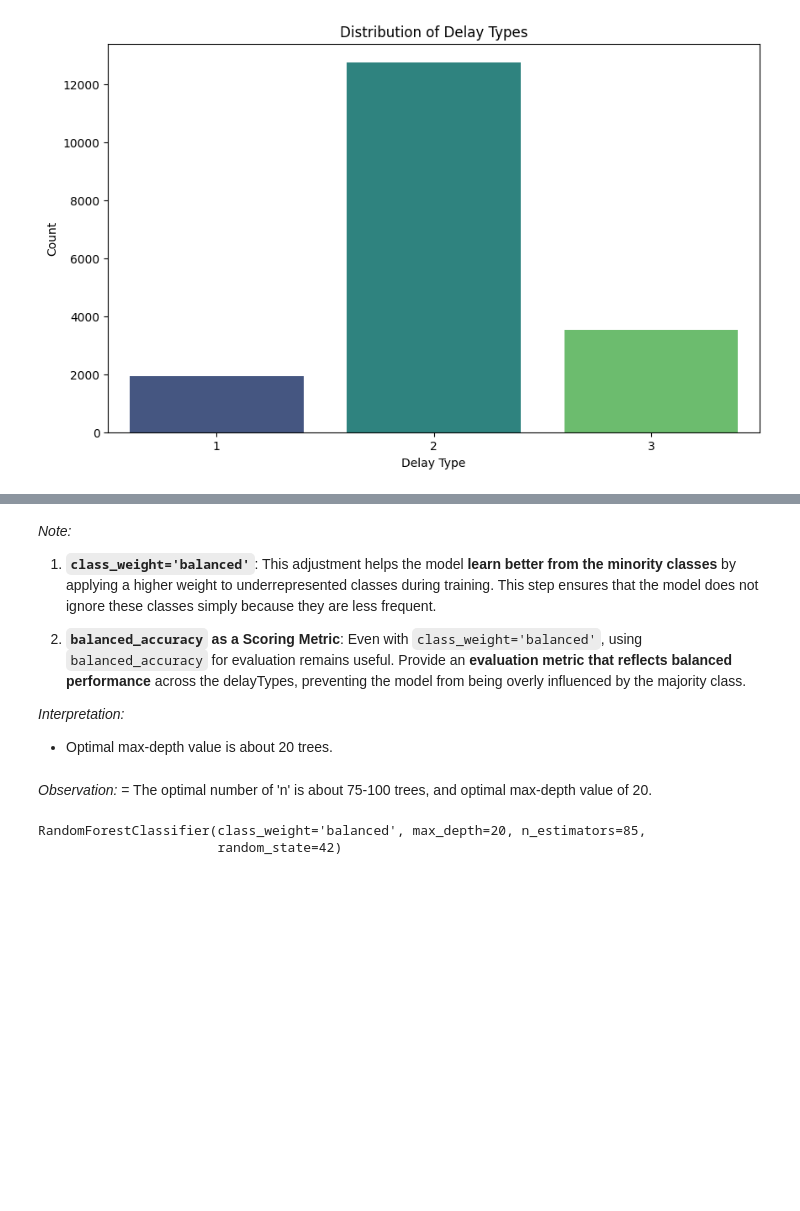
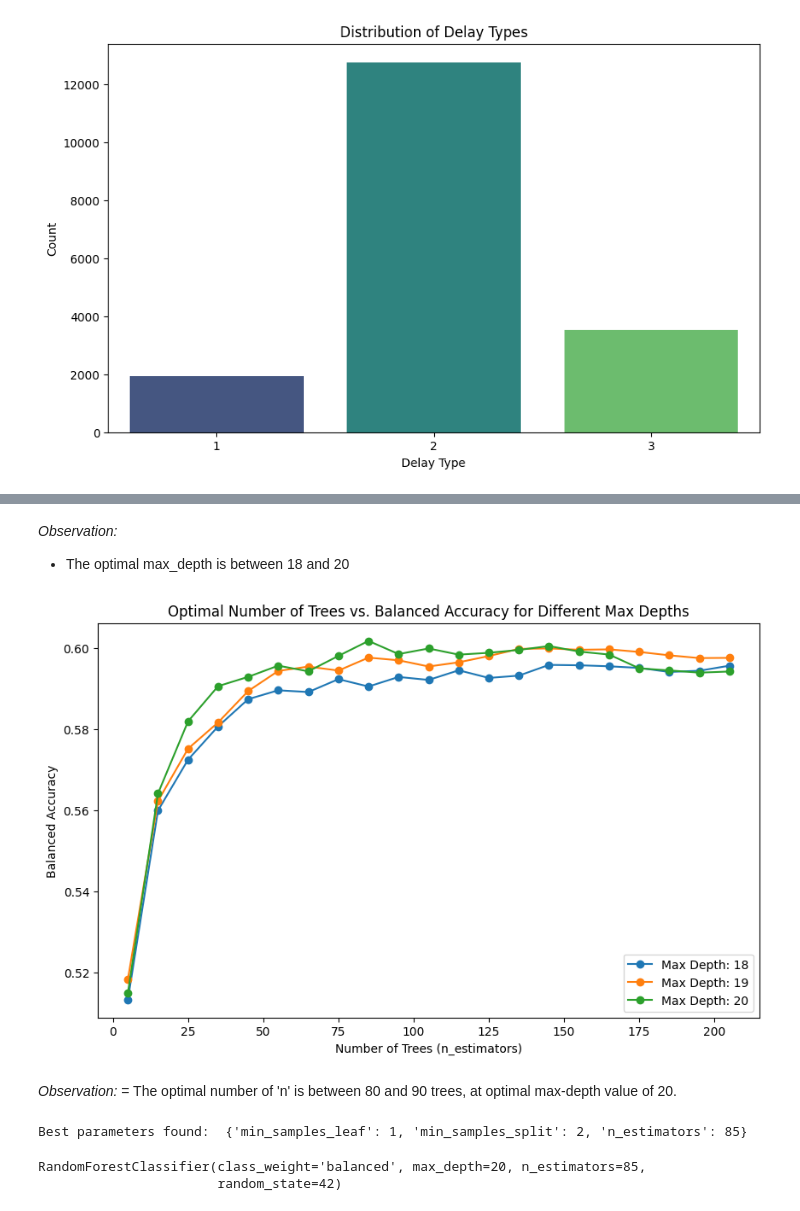
Before and after one commit to lee-data/TTC-streetcar-delay, a Jupyter notebook: src/New working file - Ly - 26 Nov.ipynb, the cells around one changed output, grey strips where cells are left out. Drawn from its saved outputs; the diff is of its cells as text; code cells hidden in the pictures; blank space fills up the shorter version.

```diff
--- a/src/New working file - Ly - 26 Nov.ipynb
+++ b/src/New working file - Ly - 26 Nov.ipynb
@@ -485,48 +716,44 @@ plt.show()
-# %% [markdown]
-*Note:*
-
-1. **`class_weight='balanced'`**: This adjustment helps the model **learn better from the minority classes** by applying a higher weight to underrepresented classes during training. This step ensures that the model does not ignore these classes simply because they are less frequent.
-
-2. **`balanced_accuracy` as a Scoring Metric**: Even with `class_weight='balanced'`, using `balanced_accuracy` for evaluation remains useful. Provide an **evaluation metric that reflects balanced performance** across the delayTypes, preventing the model from being overly influenced by the majority class.
-
-*Interpretation:*
-
-- Optimal max-depth value is about 20 trees.
+# %% [markdown]
+*Observation:*
+
+- The optimal max_depth is between 18 and 20
 # %%
 # Tune both max_depth and n_estimators on the training set using stratified cross-validation
-max_depth_range = [18, 20, 22]  # Limited max_depth range for faster tuning
+max_depth_range = [18, 19, 20]  # Limited max_depth range for faster tuning
 n_estimators_range = range(5, 210, 10)  # Range for n_estimators
 results = []  # To store results for each combination
 
 for max_depth in max_depth_range:
     balanced_accuracy_scores = []
     for n_estimators in n_estimators_range:
         rf_temp = RandomForestClassifier(n_estimators=n_estimators, max_depth=max_depth, class_weight='balanced', random_state=42)
         # Perform cross-validation with balanced accuracy scoring
         scores = cross_val_score(rf_temp, X_train, y_train, cv=stratified_cv, scoring='balanced_accuracy')
         mean_score = scores.mean()
         balanced_accuracy_scores.append(mean_score)
 
     # Store results for this max_depth
     results.append((max_depth, balanced_accuracy_scores))
 
 # Plot the results for each max_depth
 plt.figure(figsize=(10, 6))
 for max_depth, scores in results:
     plt.plot(n_estimators_range, scores, label=f"Max Depth: {max_depth}", marker='o')
 
 plt.title("Optimal Number of Trees vs. Balanced Accuracy for Different Max Depths")
 plt.xlabel("Number of Trees (n_estimators)")
 plt.ylabel("Balanced Accuracy")
 plt.legend()
 plt.show()
+# %% [output]
+[figure, added]
 # %% [markdown]
 *Observation:*
-= The optimal number of 'n' is about 75-100 trees, and optimal max-depth value of 20.
+= The optimal number of 'n' is between 80 and 90 trees, at optimal max-depth value of 20.
 # %%
-# Define the parameter grid with max_depth fixed at 20
+# Define the parameter grid with max_depth fixed at 10
 param_grid = {
-    'n_estimators': [75, 85, 100],  # Number of trees in the forest
+    'n_estimators': [80, 85, 90],  # Number of trees in the forest
     'min_samples_split': [2, 5, 10],  # Minimum number of samples required to split an internal node
     'min_samples_leaf': [1, 2, 4]  # Minimum number of samples required to be at a leaf node
 }
@@ -553,6 +780,8 @@ grid_search.fit(X_train, y_train)
 
 # Print the best parameters
 print("Best parameters found: ", grid_search.best_params_)
+# %% [output]
+Best parameters found:  {'min_samples_leaf': 1, 'min_samples_split': 2, 'n_estimators': 85}
 # %%
 best_params = {
     'min_samples_leaf': 1,  # Minimum number of samples required to be at a leaf node
```
Also changed, not shown: parts of 79 cells of this notebook, 11 other files.
